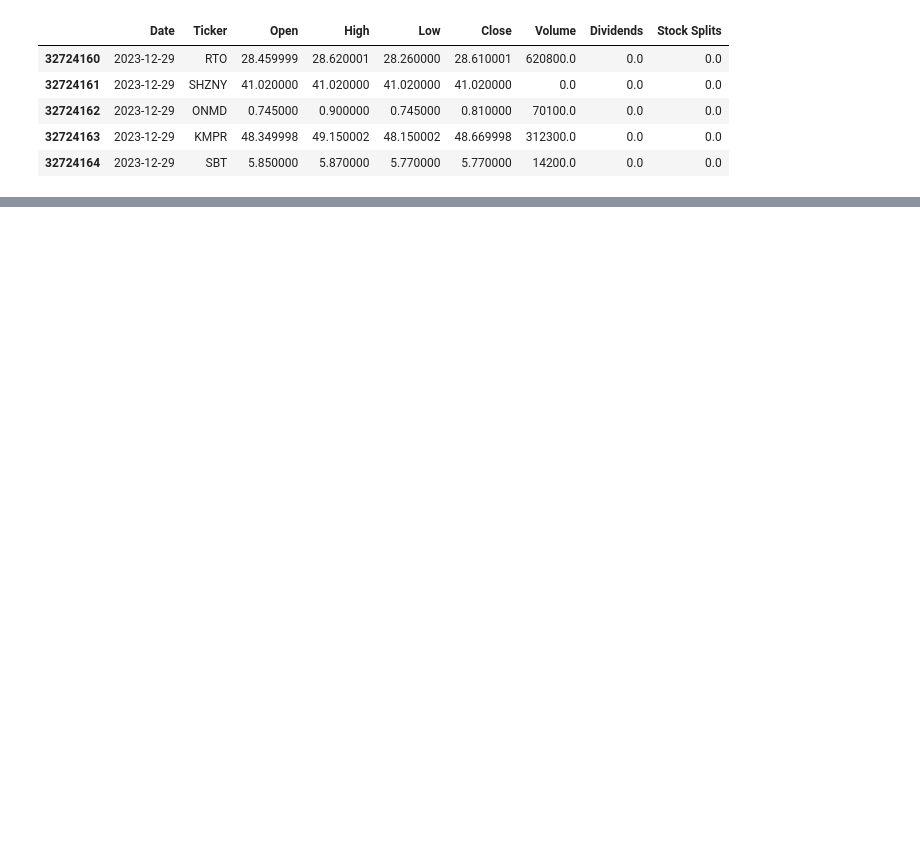
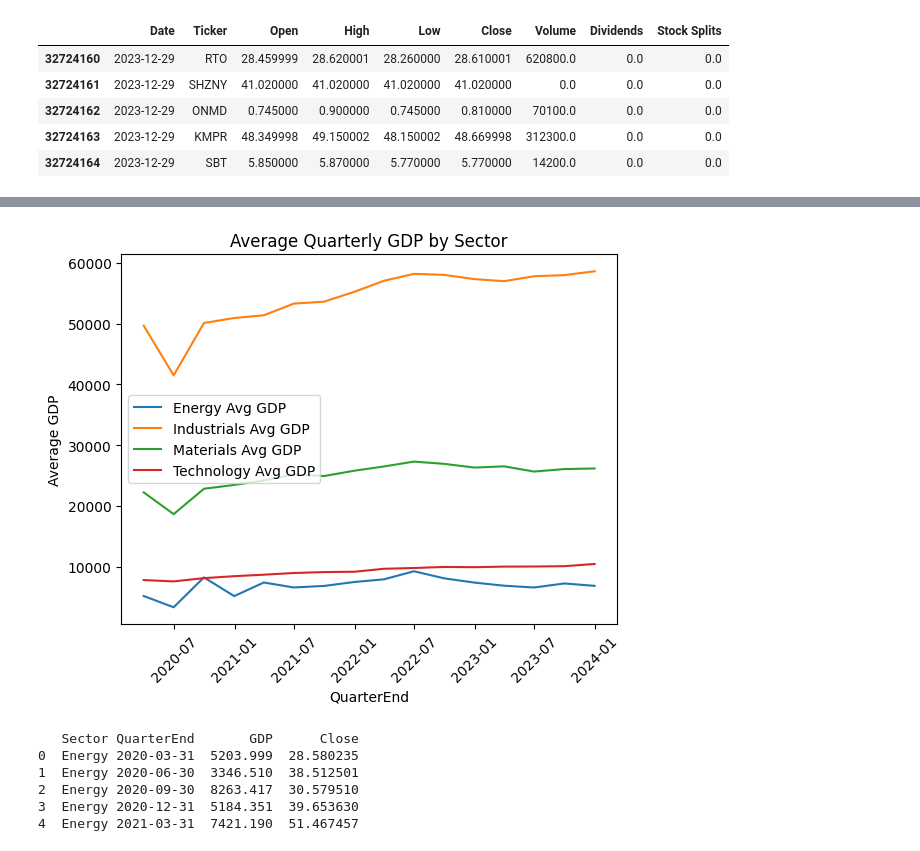
Before and after one commit to Greg-Pina/Udacity_DataAnalyst_NanoDegree, a Jupyter notebook: D502 - Capstone Project/gpina-capstone-project.ipynb, the cells around one changed output, grey strips where cells are left out. Saved outputs shown, nothing was run; the diff lists cells and outputs as text; code cells hidden in the pictures; blank space fills up the shorter version.

```diff
--- a/D502 - Capstone Project/gpina-capstone-project.ipynb
+++ b/D502 - Capstone Project/gpina-capstone-project.ipynb
@@ -771,0 +1306,39 @@ Final shape: (640, 21)
+# %%
+sector_qtr = (final_merged_df
+    .groupby(['Sector','QuarterEnd'], as_index=False)
+    .agg({'GDP':'mean'})  # mean GDP is the same as the single GDP if aggregated, but you can do it
+)
+
+# Then plot a line chart
+for sector_name in sector_qtr['Sector'].unique():
+    sub = sector_qtr[sector_qtr['Sector'] == sector_name]
+    plt.plot(sub['QuarterEnd'], sub['GDP'], label=f"{sector_name} Avg GDP")
+
+plt.title("Average Quarterly GDP by Sector")
+plt.xlabel("QuarterEnd")
+plt.ylabel("Average GDP")
+plt.legend()
+plt.xticks(rotation=45)
+plt.show()
+# %% [output]
+[figure, added]
+# %%
+import pandas as pd
+import matplotlib.pyplot as plt
+
+# 1) Group final_merged_df by Sector, QuarterEnd, and compute mean GDP & mean Close
+df_agg = (final_merged_df
+          .groupby(['Sector','QuarterEnd'], as_index=False)
+          .agg({
+              'GDP': 'mean',    # or 'sum' or 'first' if each row is unique
+              'Close': 'mean'   # or another price column
+          }))
+
+print(df_agg.head())
+# %% [output]
+   Sector QuarterEnd       GDP      Close
+0  Energy 2020-03-31  5203.999  28.580235
+1  Energy 2020-06-30  3346.510  38.512501
+2  Energy 2020-09-30  8263.417  30.579510
+3  Energy 2020-12-31  5184.351  39.653630
+4  Energy 2021-03-31  7421.190  51.467457
```
Also changed, not shown: parts of 41 cells of this notebook, 3 other files.
